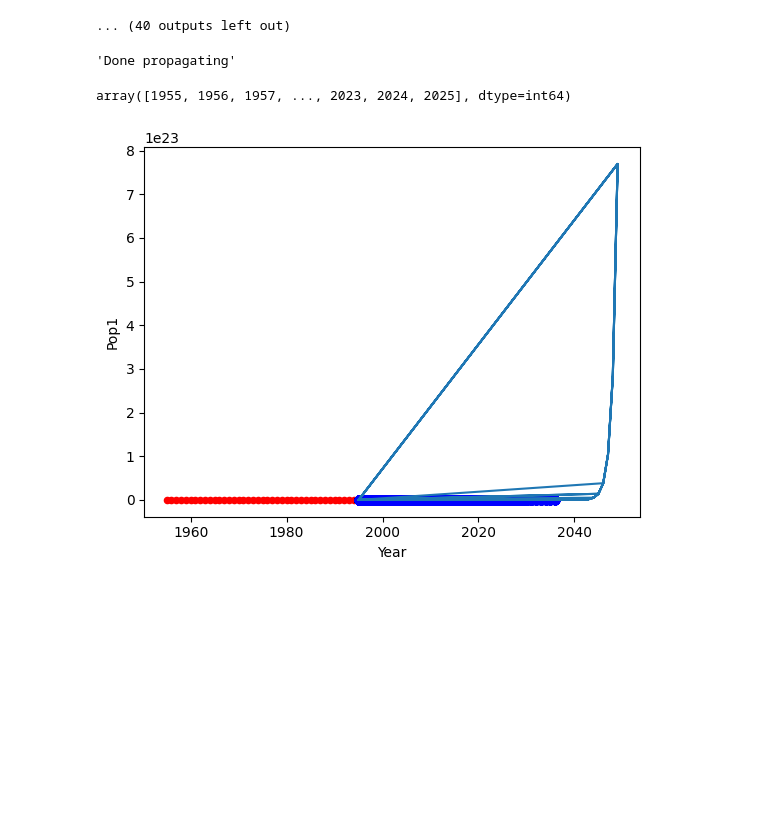
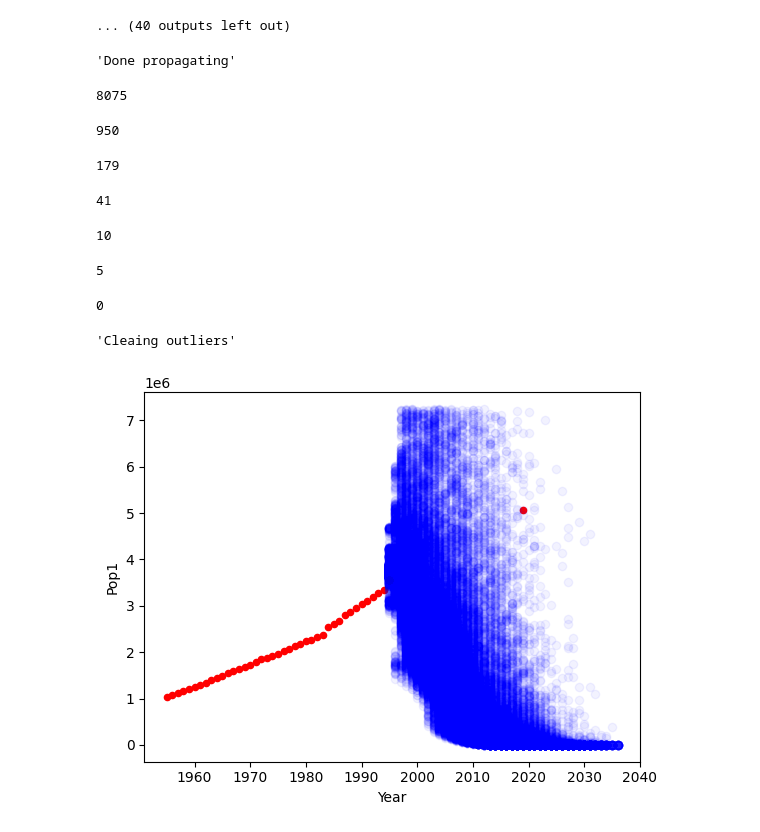
Before and after one commit to Voluptatemn/Population2023, a Jupyter notebook: Analysis.ipynb, the cells around one changed output. Drawn from its saved outputs; the diff is of its cells as text; code cells hidden in the pictures; blank space fills up the shorter version.

Commit message:
outlier cleaning

```diff
--- a/Analysis.ipynb
+++ b/Analysis.ipynb
@@ -696,48 +696,96 @@ if not done:
             total_pop_array = np.array(total_pop_array)
             curr_Year_array = np.array(curr_Year_array)
 
+            counting = 0
+            while (True):
+
+                q1 = np.quantile(total_pop_array, 0.25)
+                q3 = np.quantile(total_pop_array, 0.75)
+
+                iqr = q3 - q1
+                upperBound = q3 + 1.5 * iqr
+                lowerBound = q1 - 1.5 * iqr
+
+                indices = np.where((total_pop_array < lowerBound) | (total_pop_array > upperBound))[0]
+                indices_filter = [z for z, n in enumerate(total_pop_array) if z not in indices]
+
+                total_pop_array = total_pop_array[indices_filter]
+                curr_Year_array = curr_Year_array[indices_filter]
+
+                display(len(indices))
+                if (len(indices) == 0):
+                    break
+
+            display('Cleaing outliers')
+            plt.scatter(curr_Year_array, total_pop_array, color='blue', alpha=0.05, label = 'data')
+
+            break
+
+            min_year = country_pdf['Year'].min()
+
+            q0 = np.quantile(total_pop_array, 0.0)
             q1 = np.quantile(total_pop_array, 0.25)
+            q2 = np.quantile(total_pop_array, 0.5)
             q3 = np.quantile(total_pop_array, 0.75)
 
-            iqr = q3 - q1
-            upperBound = q3 + 1.5 * iqr
-            lowerBound = q1 - 1.5 * iqr
+            quantile = [q0, q1, q2, q3]
 
-            indices = np.where((total_pop_array < lowerBound) | (total_pop_array > upperBound))[0]
-            indices_filter = [z for z,n in enumerate(total_pop_array) if z not in indices]
+            year_dict = {
+                'year': curr_Year_array,
+                'pop': total_pop_array
+            }
 
-            fixed_total_pop_array = total_pop_array[indices_filter]
-            fixed_curr_Year_array = curr_Year_array[indices_filter]
+            all_pop_df = pd.DataFrame(year_dict)
 
-            plt.scatter(fixed_curr_Year_array, fixed_total_pop_array, color='blue', alpha=0.5, label = 'data')
+            for q in range (0, 4):
+                if q == 3:
+                    temp_all_pop_df = all_pop_df[(all_pop_df['pop'] >= quantile[q])]
+                else:
+                    temp_all_pop_df = all_pop_df[(all_pop_df['pop'] >= quantile[q]) & (all_pop_df['pop'] <= quantile[q+1])]
+                xdata = np.concatenate((country_pdf['Year'].values, temp_all_pop_df['year'].values)) - min_year
+                ydata = np.concatenate((country_pdf['Pop1'].values, temp_all_pop_df['pop'].values))
+                parameters, covariance = curve_fit(function, xdata, ydata)
+                fit_K = parameters[0]
+                fit_B = parameters[1]
+                fit_y = function(xdata, fit_K, fit_B)
+                display(fit_y)
+                plt.plot(xdata + min_year, fit_y, '-', label = 'fit', color = 'black')
 
-            min_year = country_pdf['Year'].min()
-            xdata = np.concatenate((country_pdf['Year'].values, curr_Year_array))
-            display(xdata)
-            ydata = np.concatenate((country_pdf['Pop1'].values, total_pop_array))
 
+
+
+            xdata = country_pdf['Year'].values - min_year
+            ydata = country_pdf['Pop1'].values
             parameters, covariance = curve_fit(function, xdata, ydata)
             fit_K = parameters[0]
             fit_B = parameters[1]
             fit_y = function(xdata, fit_K, fit_B)
-            plt.plot(curr_Year_array, fit_y, '-', label = 'fit')
+            display(fit_y)
+            plt.plot(xdata + min_year, fit_y, '-', label = 'fit', color = 'black')
 
 
             name = country_code_map[key]
             path = f'Images/{name}_{key}.png'
             plt.savefig(path)
 
             break
 
 
 
 
         except:
             callbacks()
 # %% [output]
 'Done propagating'
-array([1955, 1956, 1957, ..., 2023, 2024, 2025], dtype=int64)
+8075
+950
+179
+41
+10
+5
+0
+'Cleaing outliers'
-[figure, old version]
+[figure, new version]
 # %%
 # using_dict = [2140,3400,4010,4020,4030,4045,4140,4180,4190,4220,4272,4273,4280,4290,4300,5020]
 # %%
```
